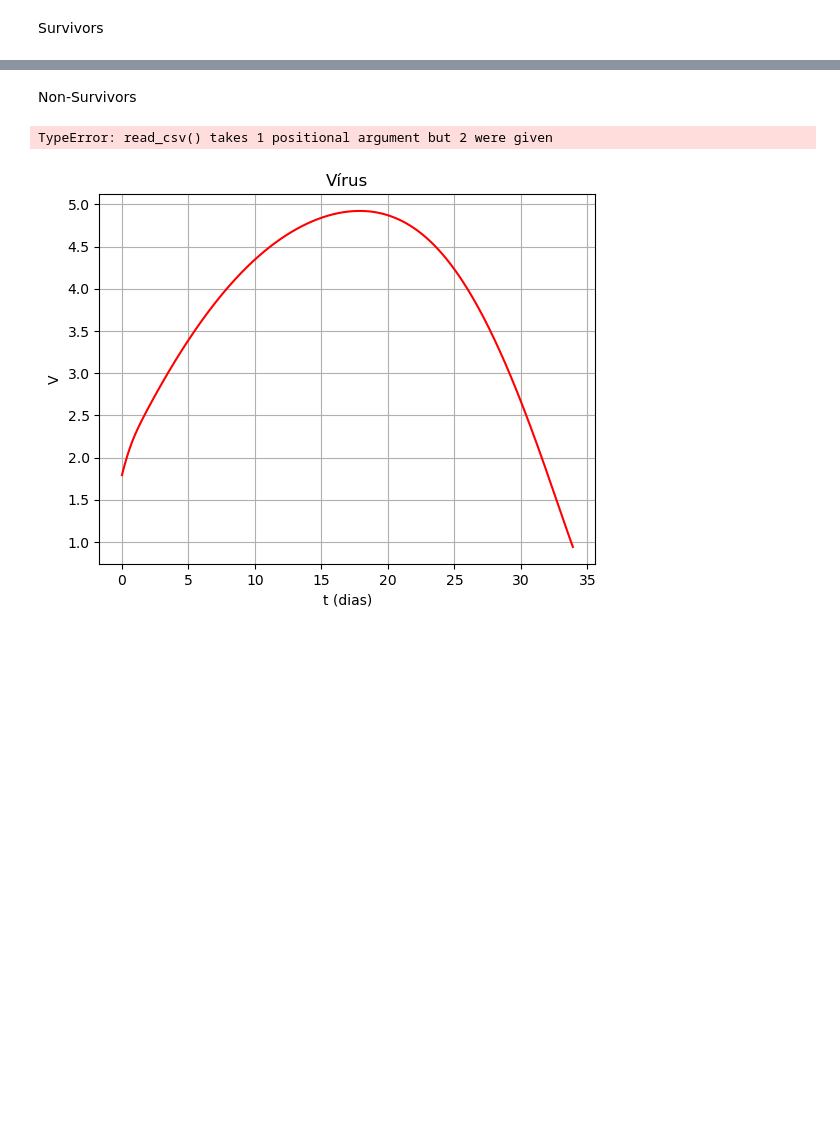
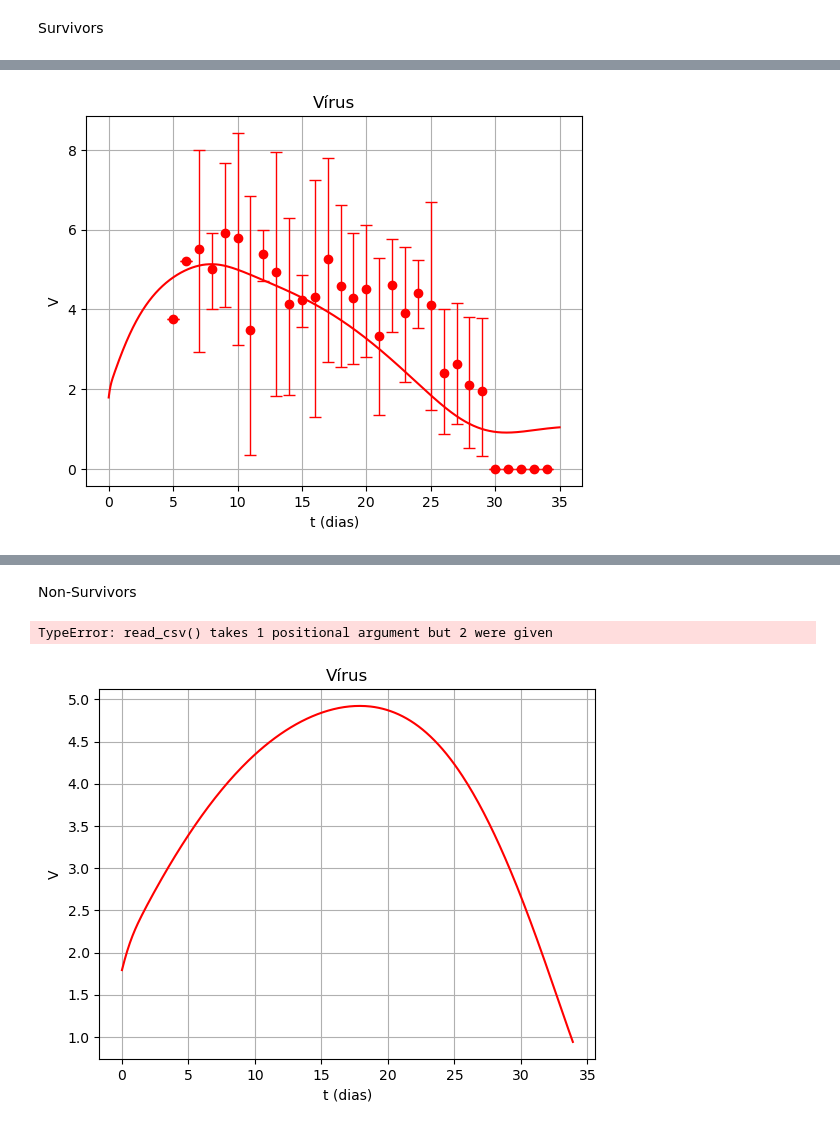
Before and after one commit to MariaClaraCamposMiquilito/Modelagem-Fisiologica, a Jupyter notebook: Codigos/covid19_model_reis2021_ajustado.ipynb, the cells around one changed output, grey strips where cells are left out. Saved outputs shown, nothing was run; the diff lists cells and outputs as text; code cells hidden in the pictures; blank space fills up the shorter version.

```diff
--- a/Codigos/covid19_model_reis2021_ajustado.ipynb
+++ b/Codigos/covid19_model_reis2021_ajustado.ipynb
@@ -137,7 +137,7 @@ keys_pars = list(pars.keys())
 values_pars = list(pars.values())
 
 # Espaço de Busca
-bounds = [(val * 0.5, val * 1.5) for val in values_pars]
+bounds = [(val * 0.1, val * 10.0) for val in values_pars]
 
 # Tempo de simulação
 tf = 35.0 #dias
@@ -159,39 +159,38 @@ def modelo_objetivo(params):
     p['B0'] = B0
 
     sol = solve_ivp(modelo, [0, tf], y0, args = (p,), method = 'Radau', t_eval = t)
+    if not sol.success or sol.y.shape[1] < len(t):
+        return 1e15
+    viremia_sim = np.interp(data_v[0], t, sol.y[0])
+    igm_sim = np.interp(data_m[0], t, sol.y[12])
+    igg_sim = np.interp(data_g[0], t, sol.y[13])
+    il6_sim = np.interp(data_c[0], t, sol.y[14])
 
-    # Função auxiliar para calcular o erro
-    def calcula_erro(dados_exp, i, log_func):
-        t_exp, y_exp = dados_exp
-        y_sim = sol.y[i]
+    viremia_sim = np.log10(viremia_sim + 1)
+    igm_sim = np.log2(igm_sim + 1)
+    igg_sim = np.log2(igg_sim + 1)
+    il6_sim = il6_sim
 
-        # Interpolação para alinhar os tempos da simulação com os dados
-        y_sim_interp = np.interp(t_exp, sol.t, y_sim)
+    erro_v = np.sum((data_v[1] - viremia_sim)**2)
+    erro_m = np.sum((data_m[1] - igm_sim)**2)
+    erro_g = np.sum((data_g[1] - igg_sim)**2)
+    erro_c = np.sum((data_c[1] - il6_sim)**2)
 
-        # Aplica transformação logarítmica para bater com os dados
-        if log_func == 'log10':
-            y_sim_interp = np.log10(np.maximum(y_sim_interp, 1e-6))
-        elif log_func == 'log2':
-            y_sim_interp = np.log2(np.maximum(y_sim_interp, 1e-6))
+    return erro_v + erro_m + erro_g + erro_c
 
-        residuo = y_exp - y_sim_interp
-        # Erro relativo
-        return np.linalg.norm(residuo, 2)/ np.linalg.norm(y_exp, 2)
-
-    erro_viremia = calcula_erro(data_v, 0, 'log10')
-    erro_citocina = calcula_erro(data_c, 14, None)
-    erro_IgM = calcula_erro(data_m, 12, 'log2')
-    erro_IgG = calcula_erro(data_g, 13, 'log2')
-    erro_total = erro_viremia + erro_citocina + erro_IgM + erro_IgG
-
-    return erro_total
 
 def model_adj(params):
     return modelo_objetivo(params)
 
 # EVOLUÇÃO DIFERENCIAL
-result = differential_evolution(model_adj, bounds, strategy='best1bin',
-                                 popsize=3, tol=0.01, disp=True)
+result = differential_evolution(model_adj,
+    bounds,
+    strategy = 'rand1bin', # Mais exploração, menos chance de travar
+    popsize = 10,
+    mutation = (0.5, 1.5),  # Aumenta a variabilidade
+    recombination = 0.7,
+    tol = 1e-4,
+    disp = True)
 
 
 # Melhores parâmetros
@@ -210,16 +209,16 @@ plt.ylabel("V")
 plt.grid()
 
 
-x = dataset_viremia[dataset_viremia.type == 'mean']['x'] + 5
-y = np.log10(dataset_viremia[dataset_viremia.type == 'mean']['y'] + 1)
+x_v = dataset_viremia[dataset_viremia.type == 'mean']['x'] + 5
+y_v = np.log10(dataset_viremia[dataset_viremia.type == 'mean']['y'] + 1)
 
 dataset_viremia_up = np.log10(dataset_viremia[dataset_viremia.type == 'up']['y'] + 1)
 dataset_viremia_down = np.log10(dataset_viremia[dataset_viremia.type == 'down']['y'] + 1)
 dataset_viremia_mean = np.log10(dataset_viremia[dataset_viremia.type == 'mean']['y'] + 1)
 
-y_error = [dataset_viremia_mean.to_numpy() - dataset_viremia_down.to_numpy(), dataset_viremia_up.to_numpy() - dataset_viremia_mean.to_numpy()]
+y_error_v = [dataset_viremia_mean.to_numpy() - dataset_viremia_down.to_numpy(), dataset_viremia_up.to_numpy() - dataset_viremia_mean.to_numpy()]
 
-plt.errorbar(x,y, yerr = y_error, linestyle='None', label='Data', fmt='o', color='red', capsize=4, elinewidth=1)
+plt.errorbar(x_v , y_v, yerr = y_error_v, linestyle='None', label='Data', fmt='o', color='red', capsize=4, elinewidth=1)
 
 plt.show()
 
@@ -229,14 +228,15 @@ plt.xlabel("t (dias)")
 plt.ylabel("C")
 plt.grid()
 
-x = dataset_il6[dataset_il6.type == 'mean']['x']
-y = dataset_il6[dataset_il6.type == 'mean']['y']
+x_c = dataset_il6[dataset_il6.type == 'mean']['x']
+y_c = dataset_il6[dataset_il6.type == 'mean']['y']
+
 dataset_il6_up = dataset_il6[dataset_il6.type == 'up']['y']
 dataset_il6_down = dataset_il6[dataset_il6.type == 'down']['y']
 dataset_il6_mean = dataset_il6[dataset_il6.type == 'mean']['y']
 
-y_error = [dataset_il6_mean.to_numpy() - dataset_il6_down.to_numpy(), dataset_il6_up.to_numpy() - dataset_il6_mean.to_numpy()]
-plt.errorbar(x,y, yerr = y_error, linestyle='None', label='Data', fmt='o', color='blue', capsize=4, elinewidth=1)
+y_error_c = [dataset_il6_mean.to_numpy() - dataset_il6_down.to_numpy(), dataset_il6_up.to_numpy() - dataset_il6_mean.to_numpy()]
+plt.errorbar(x_c ,y_c, yerr = y_error_c, linestyle='None', label='Data', fmt='o', color='blue', capsize=4, elinewidth=1)
 plt.show()
 
 
@@ -245,15 +245,15 @@ plt.title("Anticorpos IgG")
 plt.xlabel("t (dias)")
 plt.ylabel("$I_{gG}$")
 plt.grid()
-x = dataset_IgG[dataset_IgG.type == 'mean']['x']
-y = np.log2(dataset_IgG[dataset_IgG.type == 'mean']['y'] + 1)
+x_g = dataset_IgG[dataset_IgG.type == 'mean']['x']
+y_g = np.log2(dataset_IgG[dataset_IgG.type == 'mean']['y'] + 1)
 
 dataset_IgG_up = np.log2(dataset_IgG[dataset_IgG.type == 'up']['y'] + 1)
 dataset_IgG_down = np.log2(dataset_IgG[dataset_IgG.type == 'down']['y'] + 1)
 dataset_IgG_mean = np.log2(dataset_IgG[dataset_IgG.type == 'mean']['y'] + 1)
 
-y_error = [dataset_IgG_mean.to_numpy() - dataset_IgG_down.to_numpy(), dataset_IgG_up.to_numpy() - dataset_IgG_mean.to_numpy()]
-plt.errorbar(x,y, yerr = y_error, linestyle='None', label='Data', fmt='o', color='brown', capsize=4, elinewidth=1)
+y_error_g = [dataset_IgG_mean.to_numpy() - dataset_IgG_down.to_numpy(), dataset_IgG_up.to_numpy() - dataset_IgG_mean.to_numpy()]
+plt.errorbar(x_g,y_g, yerr = y_error_g, linestyle='None', label='Data', fmt='o', color='brown', capsize=4, elinewidth=1)
 
 plt.show()
 plt.plot(sol_final.t, np.log2(sol_final.y[12] + 1), color='orange')
@@ -262,15 +262,15 @@ plt.xlabel("t (dias)")
 plt.ylabel("$I_{gM}$")
 plt.grid()
 
-x = dataset_IgM[dataset_IgM.type == 'mean']['x']
-y = np.log2(dataset_IgM[dataset_IgM.type == 'mean']['y'] + 1)
+x_m = dataset_IgM[dataset_IgM.type == 'mean']['x']
+y_m = np.log2(dataset_IgM[dataset_IgM.type == 'mean']['y'] + 1)
 
 dataset_IgM_up = np.log2(dataset_IgM[dataset_IgM.type == 'up']['y'] + 1)
 dataset_IgM_down = np.log2(dataset_IgM[dataset_IgM.type == 'down']['y'] + 1)
 dataset_IgM_mean = np.log2(dataset_IgM[dataset_IgM.type == 'mean']['y'] + 1)
-y_error = [dataset_IgM_mean.to_numpy() - dataset_IgM_down.to_numpy(), dataset_IgM_up.to_numpy() - dataset_IgM_mean.to_numpy()]
+y_error_m = [dataset_IgM_mean.to_numpy() - dataset_IgM_down.to_numpy(), dataset_IgM_up.to_numpy() - dataset_IgM_mean.to_numpy()]
 
-plt.errorbar(x,y, yerr = y_error, linestyle='None', label='Data', fmt='o', color='orange', capsize=4, elinewidth=1)
+plt.errorbar(x_m,y_m, yerr = y_error_m, linestyle='None', label='Data', fmt='o', color='orange', capsize=4, elinewidth=1)
 
 plt.show()
 # %% [output]
@@ -279,0 +328 @@ KeyboardInterrupt:
+[figure, added]
```
Also changed, not shown: parts of 2 cells of this notebook, 18 other files.
